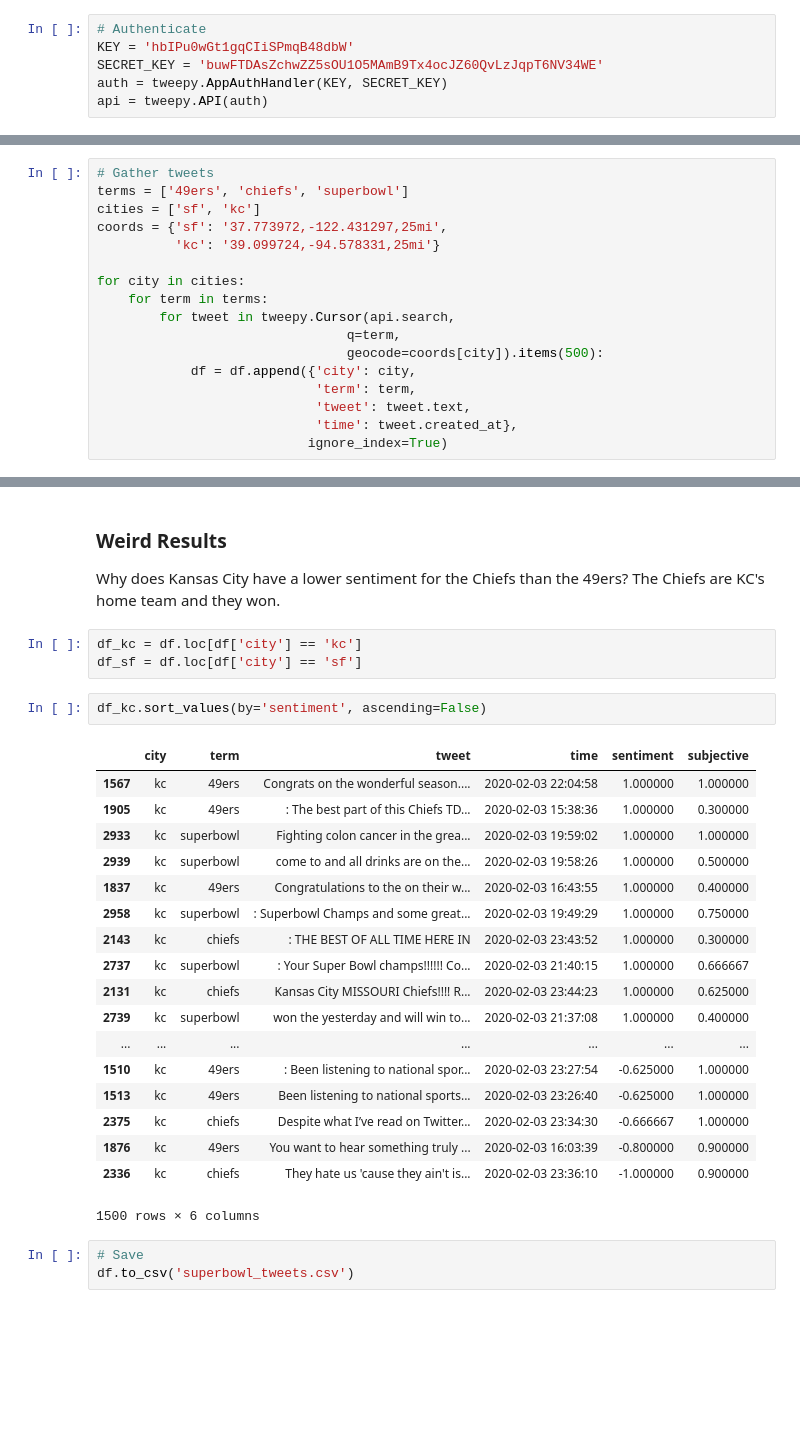
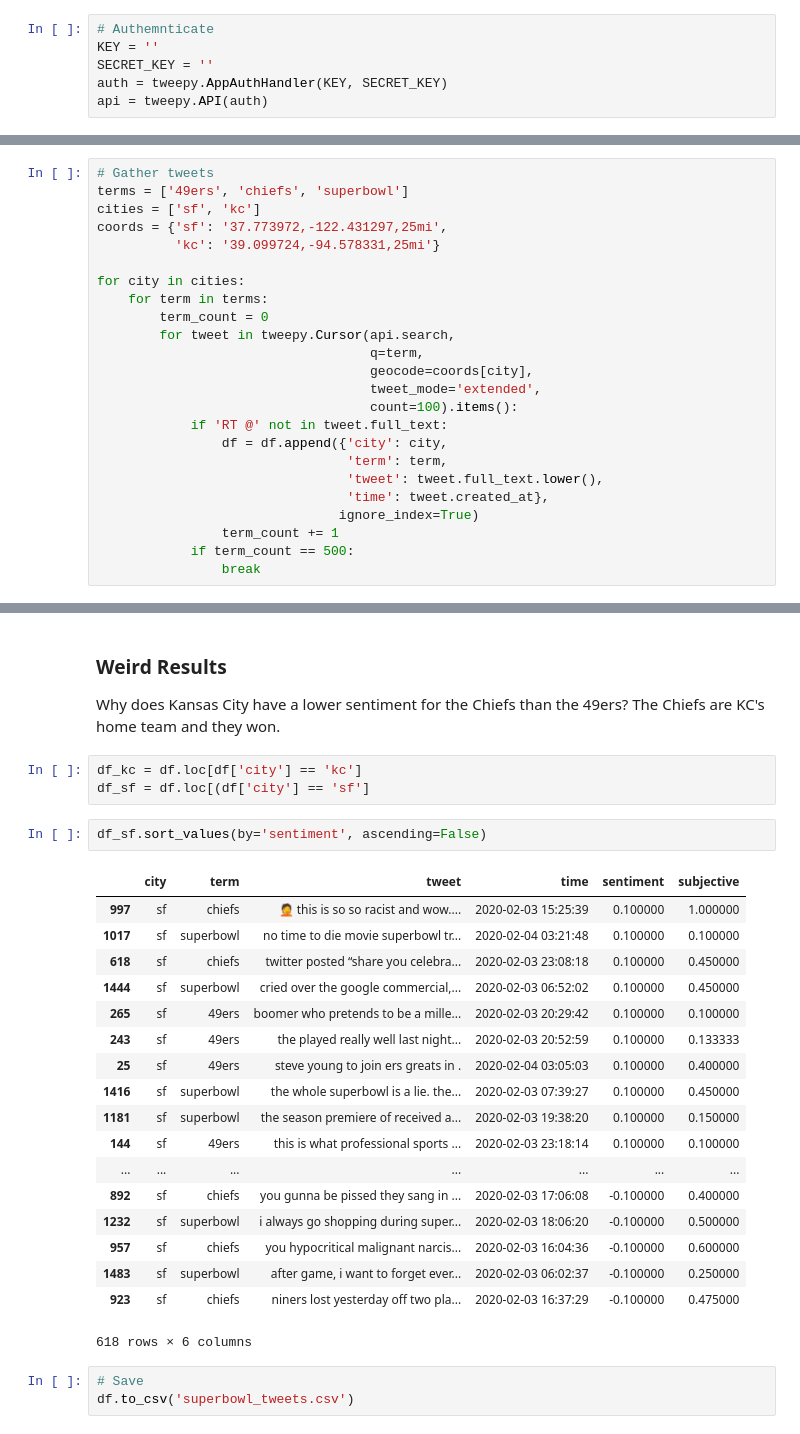
Before and after one commit to zionsteiner/CS5830_Project3, a Jupyter notebook: project3_zion.ipynb, the cells around one changed output, grey strips where cells are left out. Saved outputs shown, nothing was run; the diff lists cells and outputs as text; blank space fills up the shorter version.

```diff
--- a/project3_zion.ipynb
+++ b/project3_zion.ipynb
@@ -8,9 +8,9 @@ import preprocessor
 
 from textblob import TextBlob
 # %%
-# Authenticate
-KEY = 'hbIPu0wGt1gqCIiSPmqB48dbW'
-SECRET_KEY = 'buwFTDAsZchwZZ5sOU1O5MAmB9Tx4ocJZ60QvLzJqpT6NV34WE'
+# Authemnticate
+KEY = ''
+SECRET_KEY = ''
 auth = tweepy.AppAuthHandler(KEY, SECRET_KEY)
 api = tweepy.API(auth)
 # %%
@@ -25,14 +25,21 @@ coords = {'sf': '37.773972,-122.431297,25mi',
 
 for city in cities:
     for term in terms:
+        term_count = 0
         for tweet in tweepy.Cursor(api.search,
-                                q=term,
-                                geocode=coords[city]).items(500):
-            df = df.append({'city': city,
-                            'term': term,
-                            'tweet': tweet.text,
-                            'time': tweet.created_at},
-                           ignore_index=True)
+                                   q=term,
+                                   geocode=coords[city],
+                                   tweet_mode='extended',
+                                   count=100).items():
+            if 'RT @' not in tweet.full_text:
+                df = df.append({'city': city,
+                                'term': term,
+                                'tweet': tweet.full_text.lower(),
+                                'time': tweet.created_at},
+                               ignore_index=True)
+                term_count += 1
+            if term_count == 500:
+                break
 # %% [markdown]
 # Superbowl Sentiment Analysis
 #### **Questions**
@@ -79,28 +93,28 @@ sns.barplot(x='term', y='sentiment', hue='city', data=df)
 Why does Kansas City have a lower sentiment for the Chiefs than the 49ers? The Chiefs are KC's home team and they won.
 # %%
 df_kc = df.loc[df['city'] == 'kc']
-df_sf = df.loc[df['city'] == 'sf']
+df_sf = df.loc[(df['city'] == 'sf']
 # %%
-df_kc.sort_values(by='sentiment', ascending=False)
+df_sf.sort_values(by='sentiment', ascending=False)
 # %% [output]
 |  | city | term | tweet | time | sentiment | subjective |
-| 1567 | kc | 49ers | Congrats on the wonderful season.... | 2020-02-03 22:04:58 | 1.000000 | 1.000000 |
-| 1905 | kc | 49ers | : The best part of this Chiefs TD... | 2020-02-03 15:38:36 | 1.000000 | 0.300000 |
-| 2933 | kc | superbowl | Fighting colon cancer in the grea... | 2020-02-03 19:59:02 | 1.000000 | 1.000000 |
-| 2939 | kc | superbowl | come to and all drinks are on the... | 2020-02-03 19:58:26 | 1.000000 | 0.500000 |
-| 1837 | kc | 49ers | Congratulations to the on their w... | 2020-02-03 16:43:55 | 1.000000 | 0.400000 |
-| 2958 | kc | superbowl | : Superbowl Champs and some great... | 2020-02-03 19:49:29 | 1.000000 | 0.750000 |
-| 2143 | kc | chiefs | : THE BEST OF ALL TIME HERE IN | 2020-02-03 23:43:52 | 1.000000 | 0.300000 |
-| 2737 | kc | superbowl | : Your Super Bowl champs!!!!!! Co... | 2020-02-03 21:40:15 | 1.000000 | 0.666667 |
-| 2131 | kc | chiefs | Kansas City MISSOURI Chiefs!!!! R... | 2020-02-03 23:44:23 | 1.000000 | 0.625000 |
-| 2739 | kc | superbowl | won the yesterday and will win to... | 2020-02-03 21:37:08 | 1.000000 | 0.400000 |
+| 997 | sf | chiefs | 🤦‍️ this is so so racist and wow.... | 2020-02-03 15:25:39 | 0.100000 | 1.000000 |
+| 1017 | sf | superbowl | no time to die movie superbowl tr... | 2020-02-04 03:21:48 | 0.100000 | 0.100000 |
+| 618 | sf | chiefs | twitter posted “share you celebra... | 2020-02-03 23:08:18 | 0.100000 | 0.450000 |
+| 1444 | sf | superbowl | cried over the google commercial,... | 2020-02-03 06:52:02 | 0.100000 | 0.450000 |
+| 265 | sf | 49ers | boomer who pretends to be a mille... | 2020-02-03 20:29:42 | 0.100000 | 0.100000 |
+| 243 | sf | 49ers | the played really well last night... | 2020-02-03 20:52:59 | 0.100000 | 0.133333 |
+| 25 | sf | 49ers | steve young to join ers greats in . | 2020-02-04 03:05:03 | 0.100000 | 0.400000 |
+| 1416 | sf | superbowl | the whole superbowl is a lie. the... | 2020-02-03 07:39:27 | 0.100000 | 0.450000 |
+| 1181 | sf | superbowl | the season premiere of received a... | 2020-02-03 19:38:20 | 0.100000 | 0.150000 |
+| 144 | sf | 49ers | this is what professional sports ... | 2020-02-03 23:18:14 | 0.100000 | 0.100000 |
 | ... | ... | ... | ... | ... | ... | ... |
-| 1510 | kc | 49ers | : Been listening to national spor... | 2020-02-03 23:27:54 | -0.625000 | 1.000000 |
-| 1513 | kc | 49ers | Been listening to national sports... | 2020-02-03 23:26:40 | -0.625000 | 1.000000 |
-| 2375 | kc | chiefs | Despite what I’ve read on Twitter... | 2020-02-03 23:34:30 | -0.666667 | 1.000000 |
-| 1876 | kc | 49ers | You want to hear something truly ... | 2020-02-03 16:03:39 | -0.800000 | 0.900000 |
-| 2336 | kc | chiefs | They hate us 'cause they ain't is... | 2020-02-03 23:36:10 | -1.000000 | 0.900000 |
+| 892 | sf | chiefs | you gunna be pissed they sang in ... | 2020-02-03 17:06:08 | -0.100000 | 0.400000 |
+| 1232 | sf | superbowl | i always go shopping during super... | 2020-02-03 18:06:20 | -0.100000 | 0.500000 |
+| 957 | sf | chiefs | you hypocritical malignant narcis... | 2020-02-03 16:04:36 | -0.100000 | 0.600000 |
+| 1483 | sf | superbowl | after game, i want to forget ever... | 2020-02-03 06:02:37 | -0.100000 | 0.250000 |
+| 923 | sf | chiefs | niners lost yesterday off two pla... | 2020-02-03 16:37:29 | -0.100000 | 0.475000 |
-1500 rows × 6 columns
+618 rows × 6 columns
 # %%
 # Save
 df.to_csv('superbowl_tweets.csv')
```
Also changed, not shown: parts of 12 cells of this notebook.
